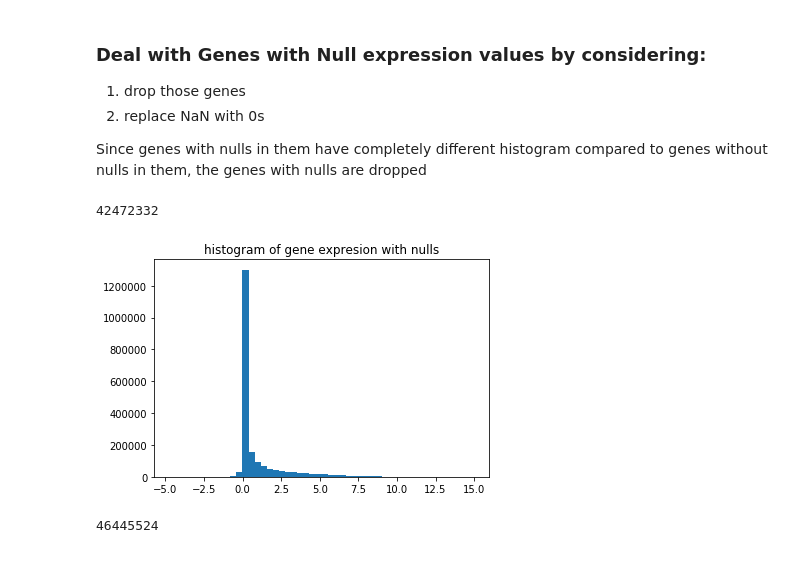
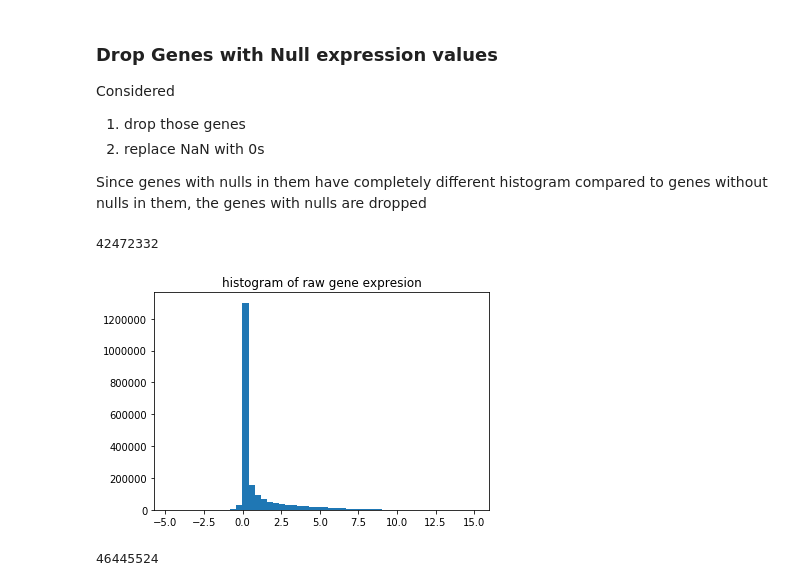
Before and after one commit to jvivian/DeepTCGA, a Jupyter notebook: Preprocessing.ipynb, the cells around one changed output. Cells and saved outputs as stored; diff of their text form; code cells hidden in the pictures.

```diff
--- a/Preprocessing.ipynb
+++ b/Preprocessing.ipynb
@@ -18,6 +18,7 @@ print(time.time()-t0)
 # %% [markdown]
-### Deal with Genes with Null expression values by considering:
+### Drop Genes with Null expression values
 
+Considered
 1. drop those genes
 2. replace NaN with 0s
 
@@ -39,12 +40,12 @@ print(len(hist_with_nulls))
 # %%
 np.random.seed(5)
 hist_with_nulls_sample = np.random.choice(hist_with_nulls, size=2000000)
 hist_with_nulls_log = list(map(lambda x: np.log(x+1), hist_with_nulls_sample))
 plt.hist(hist_with_nulls_log, bins=50)
-plt.title("histogram of gene expresion with nulls")
+plt.title("histogram of raw gene expresion")
 plt.show()
 # %% [output]
-[figure, old version]
+[figure, new version]
 # %%
 def replace_with_zero(x):
     if pd.isnull(x):
```
Also changed, not shown: parts of 10 cells of this notebook.
